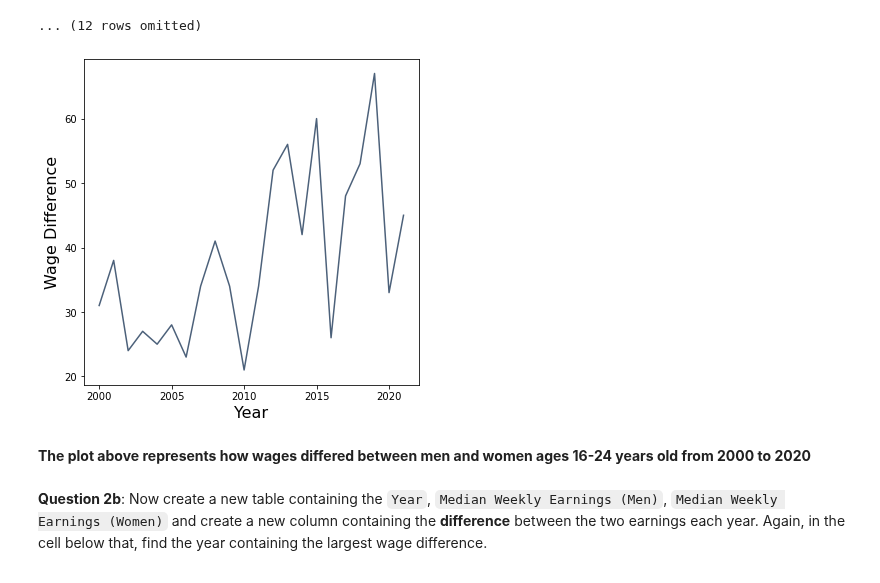
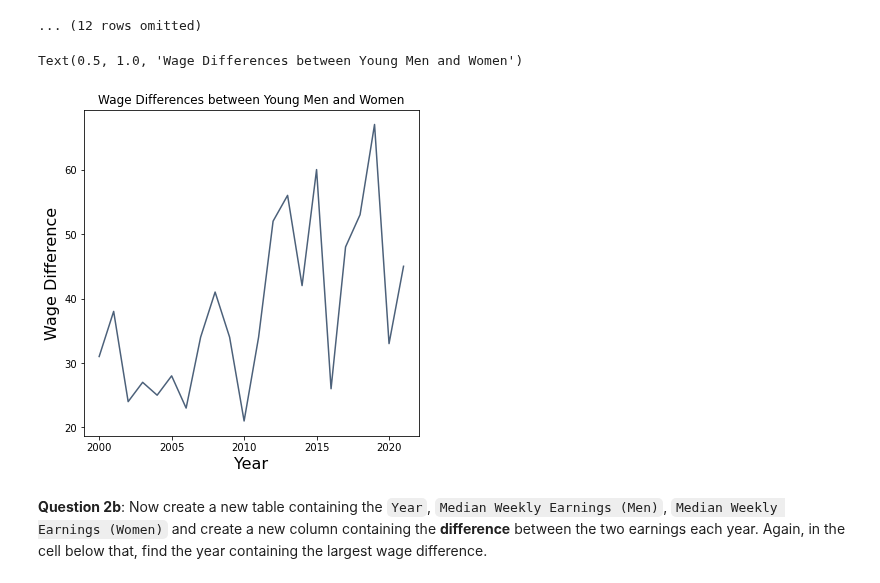
Before and after one commit to ds-modules/PUBPOL-ETHSTD-C164A-SP23, a Jupyter notebook: Exploring Labor Statistics among U.S. Youth.ipynb, the cells around one changed output. Cells and saved outputs as stored; diff of their text form; code cells hidden in the pictures.

```diff
--- a/Exploring Labor Statistics among U.S. Youth.ipynb
+++ b/Exploring Labor Statistics among U.S. Youth.ipynb
@@ -117,10 +118,10 @@ youth_earnings.sort("Wage Difference", descending=True)
 ... (12 rows omitted)
 # %%
 youth_earnings.plot("Year", "Wage Difference")
+plt.title("Wage Differences between Young Men and Women")
 # %% [output]
+Text(0.5, 1.0, 'Wage Differences between Young Men and Women')
-[figure, old version]
+[figure, new version]
-# %% [markdown]
-   **The plot above represents how wages differed between men and women ages 16-24 years old from 2000 to 2020**
 # %% [markdown]
 **Question 2b**: Now create a new table containing the `Year`, `Median Weekly Earnings (Men)`, `Median Weekly Earnings (Women)` and create a new column containing the **difference** between the two earnings each year. Again, in the cell below that, find the year containing the largest wage difference.
 # %%
```
Also changed, not shown: parts of 12 cells of this notebook.
